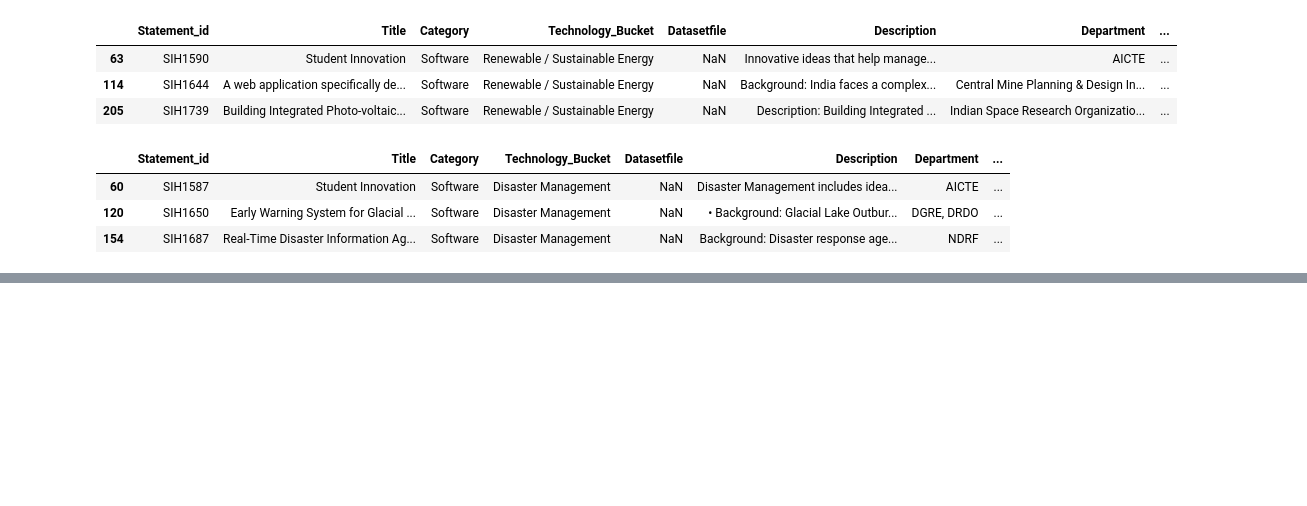
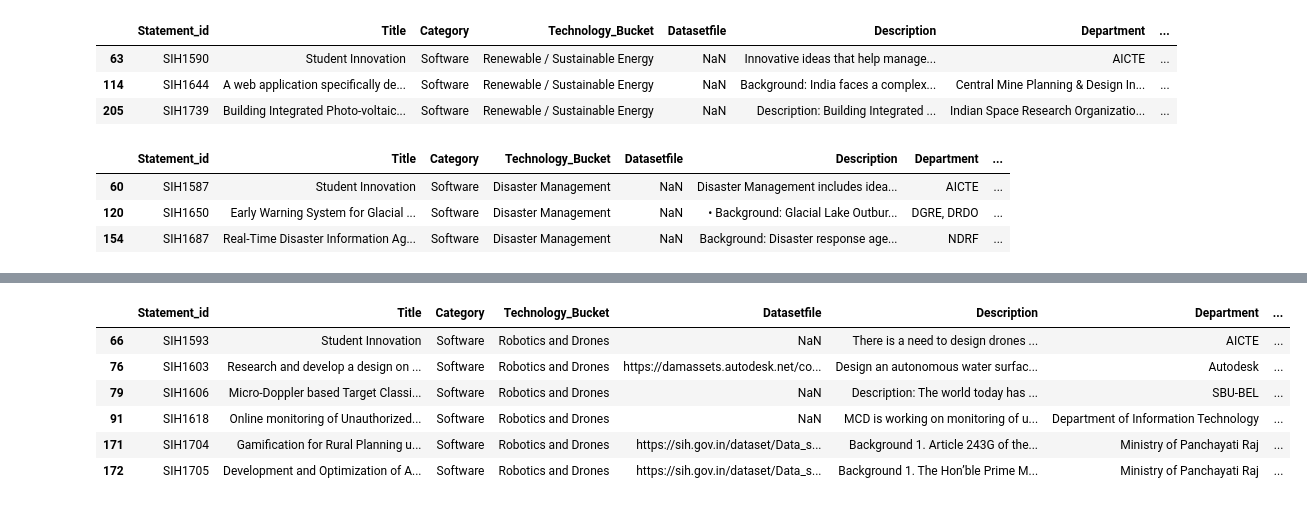
Before and after one commit to prasannad52/Development-works, a Jupyter notebook: AIML/hackathon.ipynb, the cells around one changed output, grey strips where cells are left out. Saved outputs shown, nothing was run; the diff lists cells and outputs as text; code cells hidden in the pictures; blank space fills up the shorter version.

```diff
--- a/AIML/hackathon.ipynb
+++ b/AIML/hackathon.ipynb
@@ -65,0 +93,10 @@ df[(df['Technology_Bucket'] == 'Disaster Management') & (df['Category'] == 'Soft
+# %%
+df[(df['Technology_Bucket'] == 'Robotics and Drones') & (df['Category'] == 'Software')]
+# %% [output]
+|  | Statement_id | Title | Category | Technology_Bucket | Datasetfile | Description | Department | ... |
+| 66 | SIH1593 | Student Innovation | Software | Robotics and Drones | NaN | There is a need to design drones ... | AICTE | ... |
+| 76 | SIH1603 | Research and develop a design on ... | Software | Robotics and Drones | https://damassets.autodesk.net/co... | Design an autonomous water surfac... | Autodesk | ... |
+| 79 | SIH1606 | Micro-Doppler based Target Classi... | Software | Robotics and Drones | NaN | Description: The world today has ... | SBU-BEL | ... |
+| 91 | SIH1618 | Online monitoring of Unauthorized... | Software | Robotics and Drones | NaN | MCD is working on monitoring of u... | Department of Information Technology | ... |
+| 171 | SIH1704 | Gamification for Rural Planning u... | Software | Robotics and Drones | https://sih.gov.in/dataset/Data_s... | Background 1. Article 243G of the... | Ministry of Panchayati Raj | ... |
+| 172 | SIH1705 | Development and Optimization of A... | Software | Robotics and Drones | https://sih.gov.in/dataset/Data_s... | Background 1. The Hon’ble Prime M... | Ministry of Panchayati Raj | ... |
```
Also changed, not shown: parts of 4 cells of this notebook.
